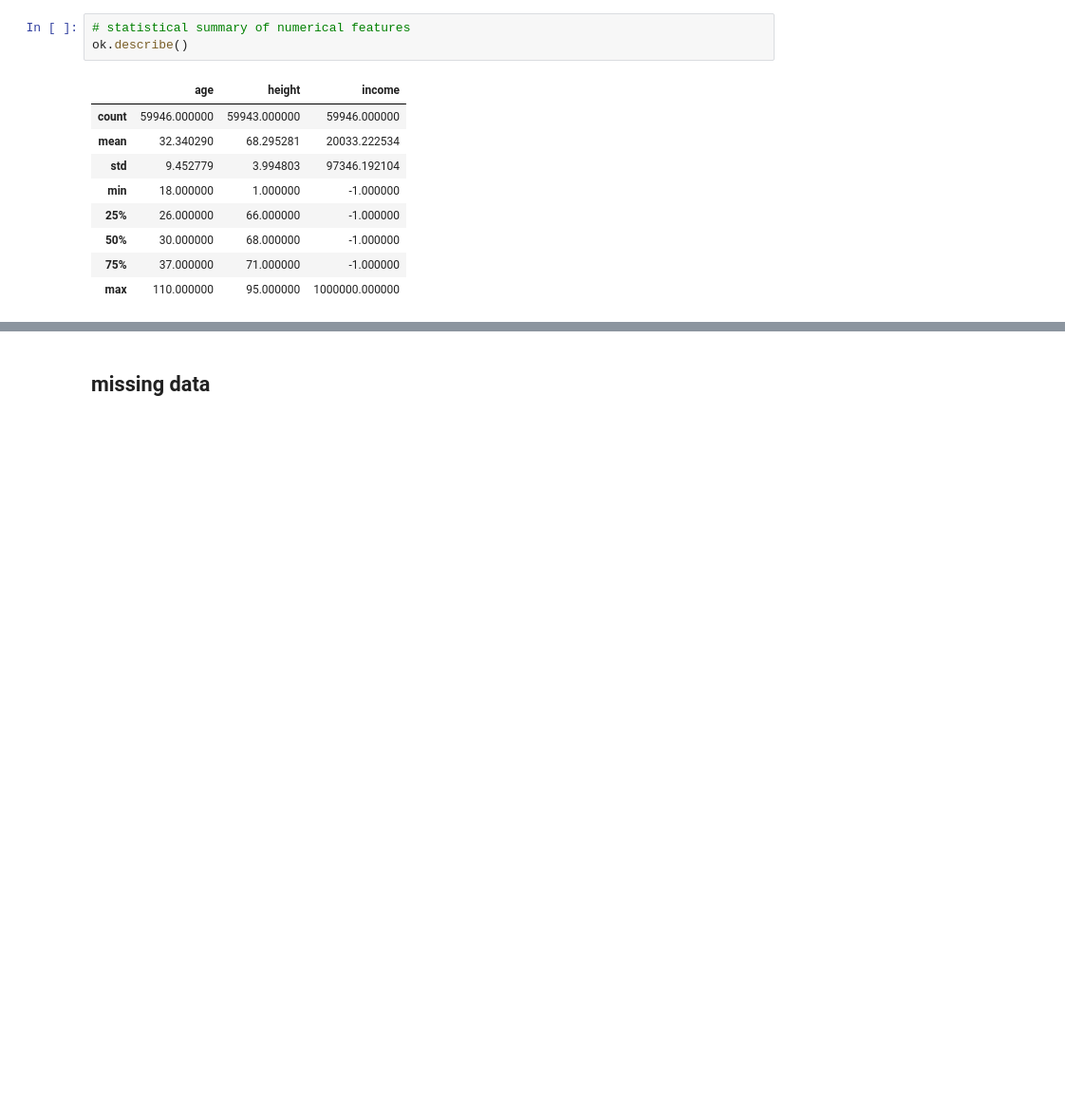
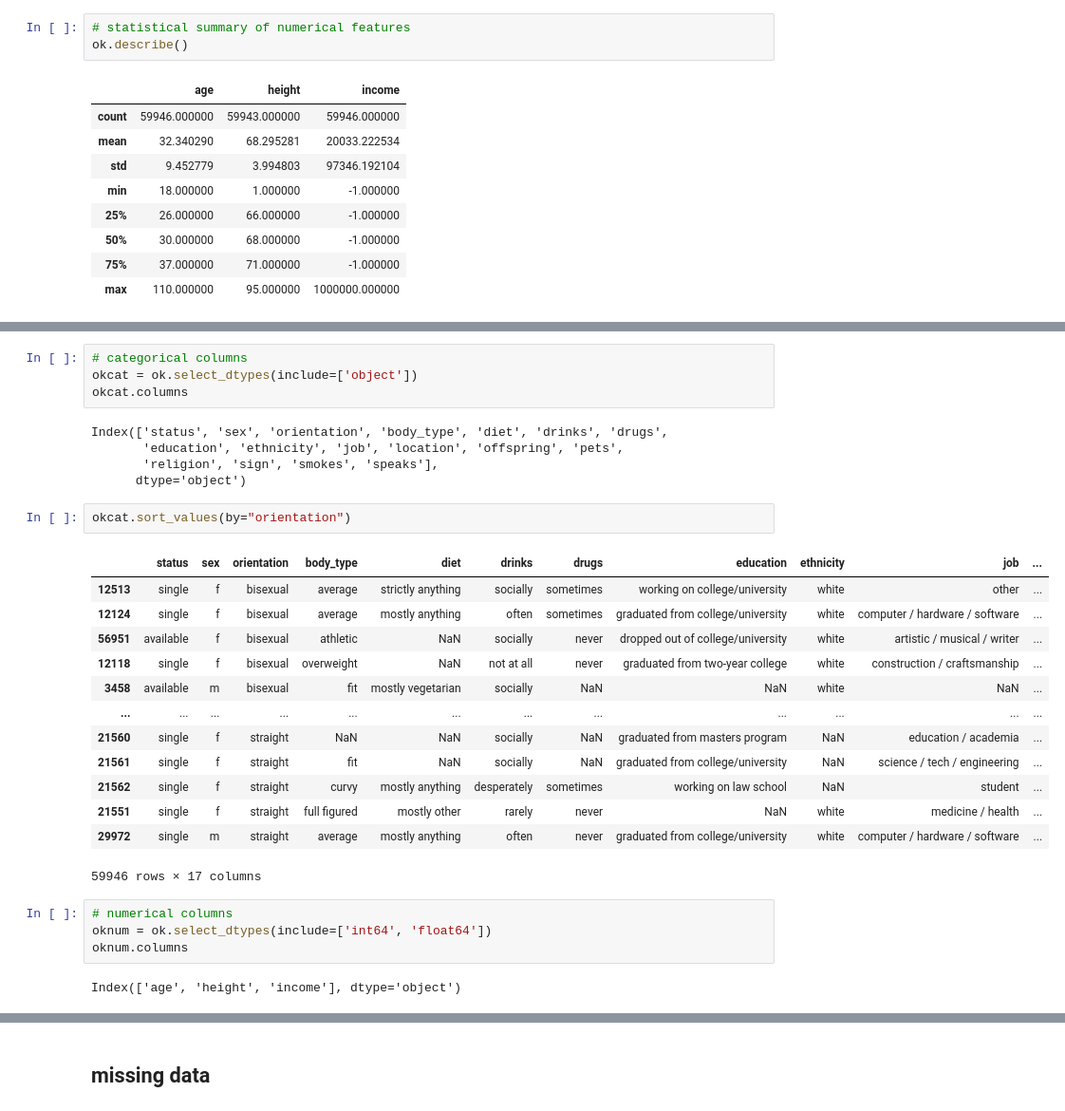
Before and after one commit to ninamcunha/amooora, a Jupyter notebook: amooora.ipynb, the cells around one changed output, grey strips where cells are left out. Shown at 95% size. Cells and saved outputs as stored; diff of their text form; blank space fills up the shorter version.

```diff
--- a/amooora.ipynb
+++ b/amooora.ipynb
@@ -92 +104,32 @@ speaks          7647
 dtype: int64
+# %%
+# categorical columns
+okcat = ok.select_dtypes(include=['object'])
+okcat.columns
+# %% [output]
+Index(['status', 'sex', 'orientation', 'body_type', 'diet', 'drinks', 'drugs',
+       'education', 'ethnicity', 'job', 'location', 'offspring', 'pets',
+       'religion', 'sign', 'smokes', 'speaks'],
+      dtype='object')
+# %%
+okcat.sort_values(by="orientation")
+# %% [output]
+|  | status | sex | orientation | body_type | diet | drinks | drugs | education | ethnicity | job | ... |
+| 12513 | single | f | bisexual | average | strictly anything | socially | sometimes | working on college/university | white | other | ... |
+| 12124 | single | f | bisexual | average | mostly anything | often | sometimes | graduated from college/university | white | computer / hardware / software | ... |
+| 56951 | available | f | bisexual | athletic | NaN | socially | never | dropped out of college/university | white | artistic / musical / writer | ... |
+| 12118 | single | f | bisexual | overweight | NaN | not at all | never | graduated from two-year college | white | construction / craftsmanship | ... |
+| 3458 | available | m | bisexual | fit | mostly vegetarian | socially | NaN | NaN | white | NaN | ... |
+| ... | ... | ... | ... | ... | ... | ... | ... | ... | ... | ... | ... |
+| 21560 | single | f | straight | NaN | NaN | socially | NaN | graduated from masters program | NaN | education / academia | ... |
+| 21561 | single | f | straight | fit | NaN | socially | NaN | graduated from college/university | NaN | science / tech / engineering | ... |
+| 21562 | single | f | straight | curvy | mostly anything | desperately | sometimes | working on law school | NaN | student | ... |
+| 21551 | single | f | straight | full figured | mostly other | rarely | never | NaN | white | medicine / health | ... |
+| 29972 | single | m | straight | average | mostly anything | often | never | graduated from college/university | white | computer / hardware / software | ... |
+59946 rows × 17 columns
+# %%
+# numerical columns
+oknum = ok.select_dtypes(include=['int64', 'float64'])
+oknum.columns
+# %% [output]
+Index(['age', 'height', 'income'], dtype='object')
```
Also changed, not shown: parts of 20 cells of this notebook.
